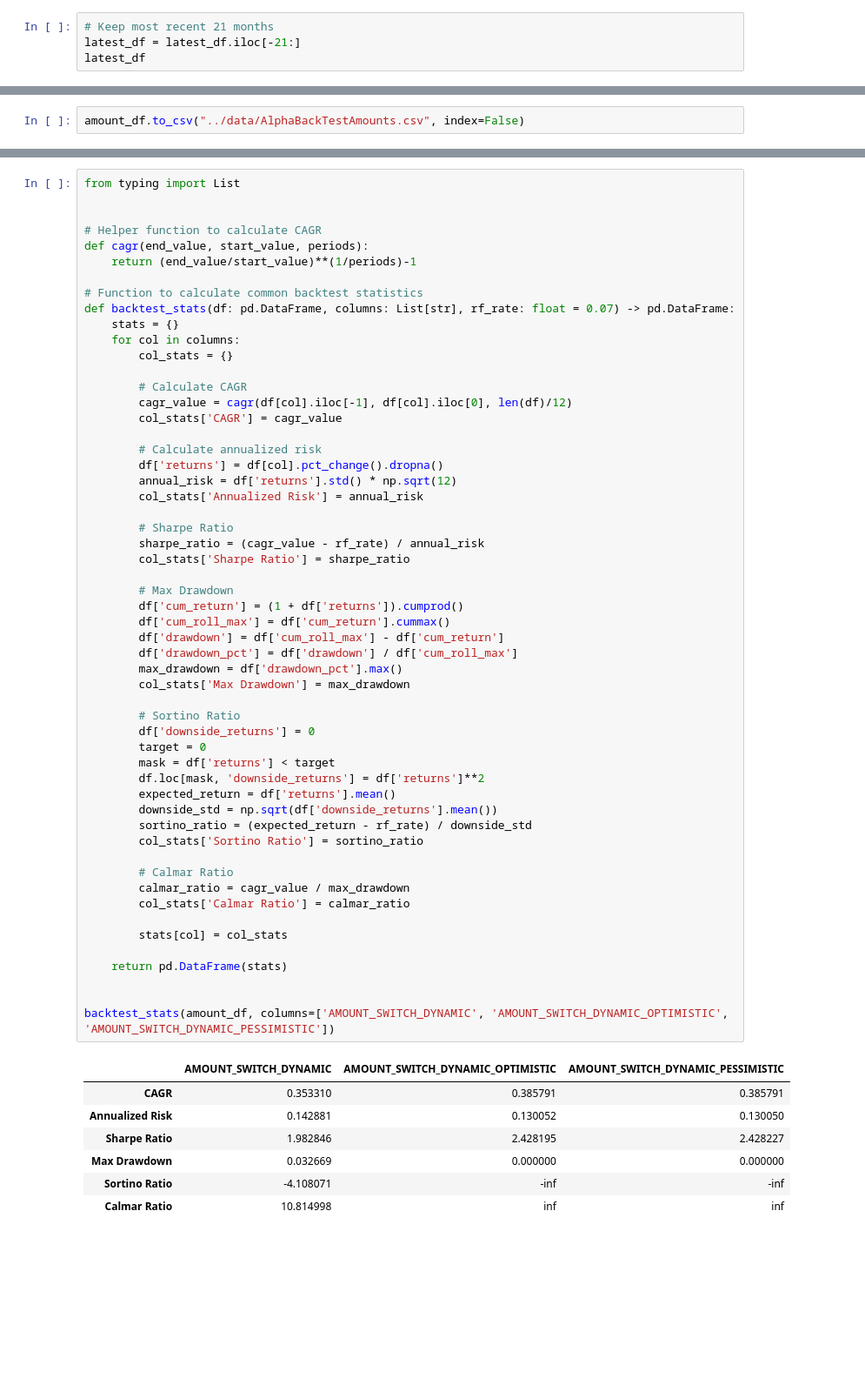
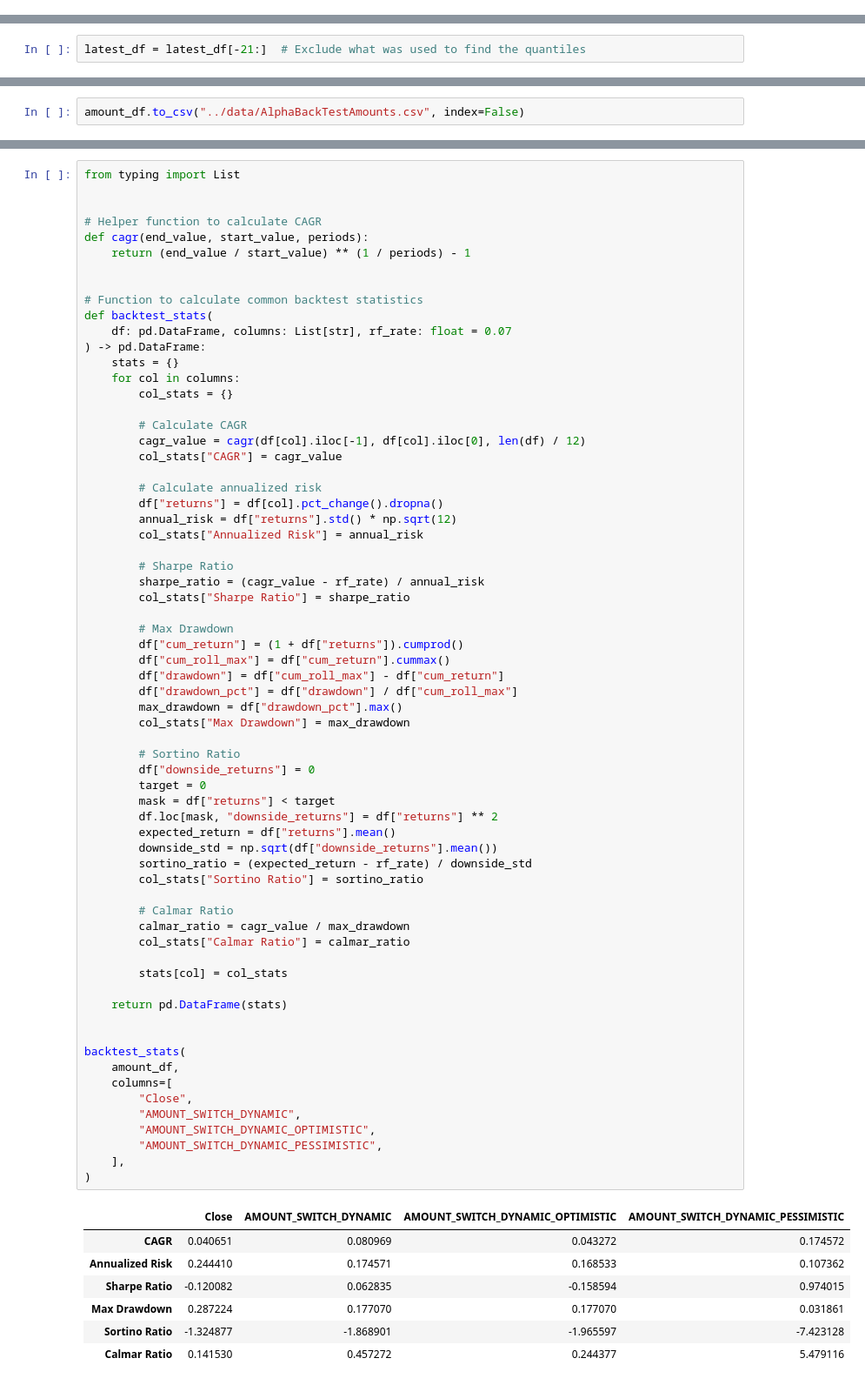
Before and after one commit to NirantK/invest, a Jupyter notebook: nbs/02_Alpha_Switch_Cash.ipynb, the cells around one changed output, grey strips where cells are left out. Shown at 87% size. Drawn from its saved outputs; the diff is of its cells as text; blank space fills up the shorter version.

```diff
--- a/nbs/02_Alpha_Switch_Cash.ipynb
+++ b/nbs/02_Alpha_Switch_Cash.ipynb
@@ -120,7 +145,3 @@ latest_df[latest_df['MOMENTUM_PERCENT_CHANGE'].isna()]
 # %% [output]
 |  | MONTH | Close | MOMENTUM_PERCENT_CHANGE |
 | 0 | Feb-18 | 13309.95 | NaN |
-# %%
-# Keep most recent 21 months
-latest_df = latest_df.iloc[-21:]
-latest_df
@@ -145 +148,3 @@ latest_df
+# %%
+latest_df = latest_df[-21:]  # Exclude what was used to find the quantiles
 # %%
@@ -339,60 +431,71 @@ from typing import List
 
 # Helper function to calculate CAGR
 def cagr(end_value, start_value, periods):
-    return (end_value/start_value)**(1/periods)-1
+    return (end_value / start_value) ** (1 / periods) - 1
+
 
 # Function to calculate common backtest statistics
-def backtest_stats(df: pd.DataFrame, columns: List[str], rf_rate: float = 0.07) -> pd.DataFrame:
+def backtest_stats(
+    df: pd.DataFrame, columns: List[str], rf_rate: float = 0.07
+) -> pd.DataFrame:
     stats = {}
     for col in columns:
         col_stats = {}
 
         # Calculate CAGR
-        cagr_value = cagr(df[col].iloc[-1], df[col].iloc[0], len(df)/12)
-        col_stats['CAGR'] = cagr_value
+        cagr_value = cagr(df[col].iloc[-1], df[col].iloc[0], len(df) / 12)
+        col_stats["CAGR"] = cagr_value
 
         # Calculate annualized risk
-        df['returns'] = df[col].pct_change().dropna()
-        annual_risk = df['returns'].std() * np.sqrt(12)
-        col_stats['Annualized Risk'] = annual_risk
+        df["returns"] = df[col].pct_change().dropna()
+        annual_risk = df["returns"].std() * np.sqrt(12)
+        col_stats["Annualized Risk"] = annual_risk
 
         # Sharpe Ratio
         sharpe_ratio = (cagr_value - rf_rate) / annual_risk
-        col_stats['Sharpe Ratio'] = sharpe_ratio
+        col_stats["Sharpe Ratio"] = sharpe_ratio
 
         # Max Drawdown
-        df['cum_return'] = (1 + df['returns']).cumprod()
-        df['cum_roll_max'] = df['cum_return'].cummax()
-        df['drawdown'] = df['cum_roll_max'] - df['cum_return']
-        df['drawdown_pct'] = df['drawdown'] / df['cum_roll_max']
-        max_drawdown = df['drawdown_pct'].max()
-        col_stats['Max Drawdown'] = max_drawdown
+        df["cum_return"] = (1 + df["returns"]).cumprod()
+        df["cum_roll_max"] = df["cum_return"].cummax()
+        df["drawdown"] = df["cum_roll_max"] - df["cum_return"]
+        df["drawdown_pct"] = df["drawdown"] / df["cum_roll_max"]
+        max_drawdown = df["drawdown_pct"].max()
+        col_stats["Max Drawdown"] = max_drawdown
 
         # Sortino Ratio
-        df['downside_returns'] = 0
+        df["downside_returns"] = 0
         target = 0
-        mask = df['returns'] < target
-        df.loc[mask, 'downside_returns'] = df['returns']**2
-        expected_return = df['returns'].mean()
-        downside_std = np.sqrt(df['downside_returns'].mean())
+        mask = df["returns"] < target
+        df.loc[mask, "downside_returns"] = df["returns"] ** 2
+        expected_return = df["returns"].mean()
+        downside_std = np.sqrt(df["downside_returns"].mean())
         sortino_ratio = (expected_return - rf_rate) / downside_std
-        col_stats['Sortino Ratio'] = sortino_ratio
+        col_stats["Sortino Ratio"] = sortino_ratio
 
         # Calmar Ratio
         calmar_ratio = cagr_value / max_drawdown
-        col_stats['Calmar Ratio'] = calmar_ratio
+        col_stats["Calmar Ratio"] = calmar_ratio
 
         stats[col] = col_stats
 
     return pd.DataFrame(stats)
 
 
-backtest_stats(amount_df, columns=['AMOUNT_SWITCH_DYNAMIC', 'AMOUNT_SWITCH_DYNAMIC_OPTIMISTIC', 'AMOUNT_SWITCH_DYNAMIC_PESSIMISTIC'])
+backtest_stats(
+    amount_df,
+    columns=[
+        "Close",
+        "AMOUNT_SWITCH_DYNAMIC",
+        "AMOUNT_SWITCH_DYNAMIC_OPTIMISTIC",
+        "AMOUNT_SWITCH_DYNAMIC_PESSIMISTIC",
+    ],
+)
 # %% [output]
-|  | AMOUNT_SWITCH_DYNAMIC | AMOUNT_SWITCH_DYNAMIC_OPTIMISTIC | AMOUNT_SWITCH_DYNAMIC_PESSIMISTIC |
-| CAGR | 0.353310 | 0.385791 | 0.385791 |
-| Annualized Risk | 0.142881 | 0.130052 | 0.130050 |
-| Sharpe Ratio | 1.982846 | 2.428195 | 2.428227 |
-| Max Drawdown | 0.032669 | 0.000000 | 0.000000 |
-| Sortino Ratio | -4.108071 | -inf | -inf |
-| Calmar Ratio | 10.814998 | inf | inf |
+|  | Close | AMOUNT_SWITCH_DYNAMIC | AMOUNT_SWITCH_DYNAMIC_OPTIMISTIC | AMOUNT_SWITCH_DYNAMIC_PESSIMISTIC |
+| CAGR | 0.040651 | 0.080969 | 0.043272 | 0.174572 |
+| Annualized Risk | 0.244410 | 0.174571 | 0.168533 | 0.107362 |
+| Sharpe Ratio | -0.120082 | 0.062835 | -0.158594 | 0.974015 |
+| Max Drawdown | 0.287224 | 0.177070 | 0.177070 | 0.031861 |
+| Sortino Ratio | -1.324877 | -1.868901 | -1.965597 | -7.423128 |
+| Calmar Ratio | 0.141530 | 0.457272 | 0.244377 | 5.479116 |
```
Also changed, not shown: parts of 11 cells of this notebook.
